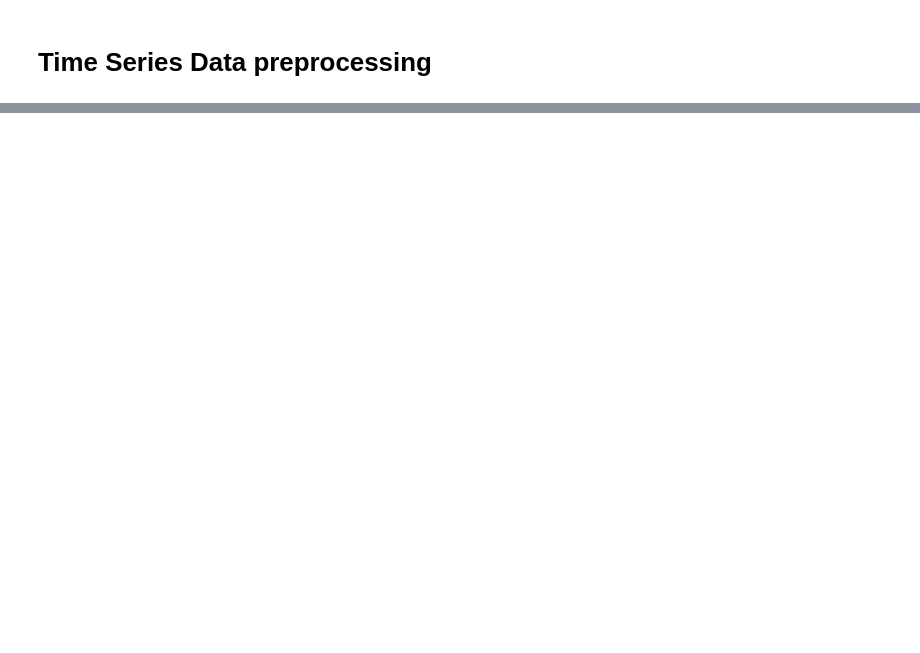
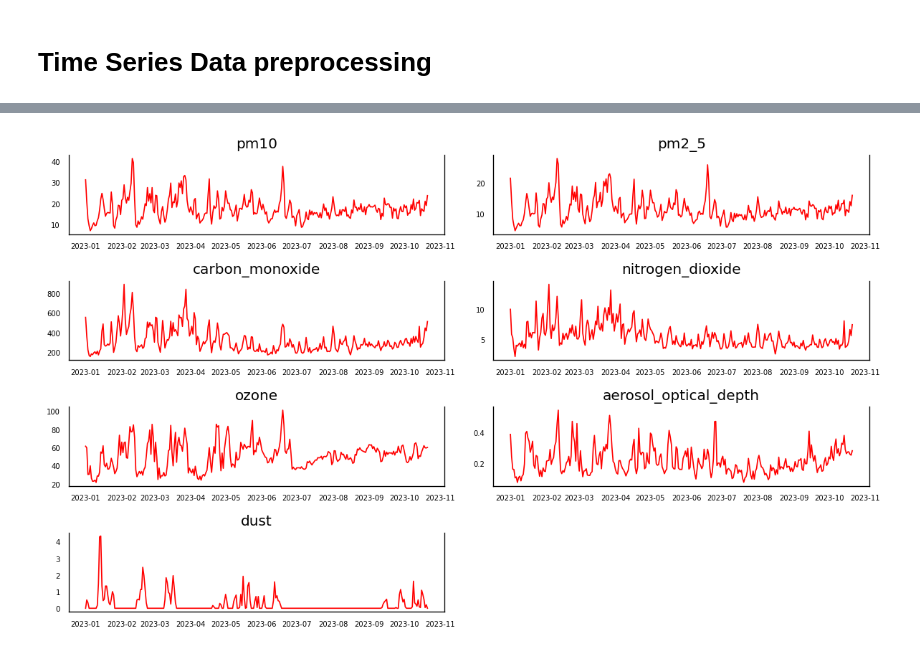
Before and after one commit to kayabaakihiko13/Scrapping_And_Analitic_OpenMeto, a Jupyter notebook: jupyter/test.ipynb, the cells around one changed output, grey strips where cells are left out. Saved outputs shown, nothing was run; the diff lists cells and outputs as text; code cells hidden in the pictures; blank space fills up the shorter version.

```diff
--- a/jupyter/test.ipynb
+++ b/jupyter/test.ipynb
@@ -315,0 +324,4 @@ ModuleNotFoundError: No module named 'tensorflow'
+# %%
+# setting `time` feature be index
+times_series_df.set_index("time",inplace=True)
+times_series_df.head()
@@ -315,0 +336,20 @@ ModuleNotFoundError: No module named 'tensorflow'
+# %%
+fig, axes = plt.subplots(nrows=4, ncols=2, dpi=120, figsize=(10, 6))
+for i, ax in enumerate(axes.flatten()):
+    if i < len(times_series_df.columns):
+        data = times_series_df[times_series_df.columns[i]]
+        ax.plot(data, color='red', linewidth=1)
+        # Decorations
+        ax.set_title(times_series_df.columns[i])
+        ax.xaxis.set_ticks_position('none')
+        ax.yaxis.set_ticks_position('none')
+        ax.spines["top"].set_alpha(0)
+        ax.tick_params(labelsize=6)
+    else:
+        # Jika ada subplot yang tersisa, hilangkan sumbunya.
+        fig.delaxes(ax)
+
+plt.tight_layout()
+plt.show()
+# %% [output]
+[figure, added]
```
Also changed, not shown: parts of 28 cells of this notebook, 2 other files.
